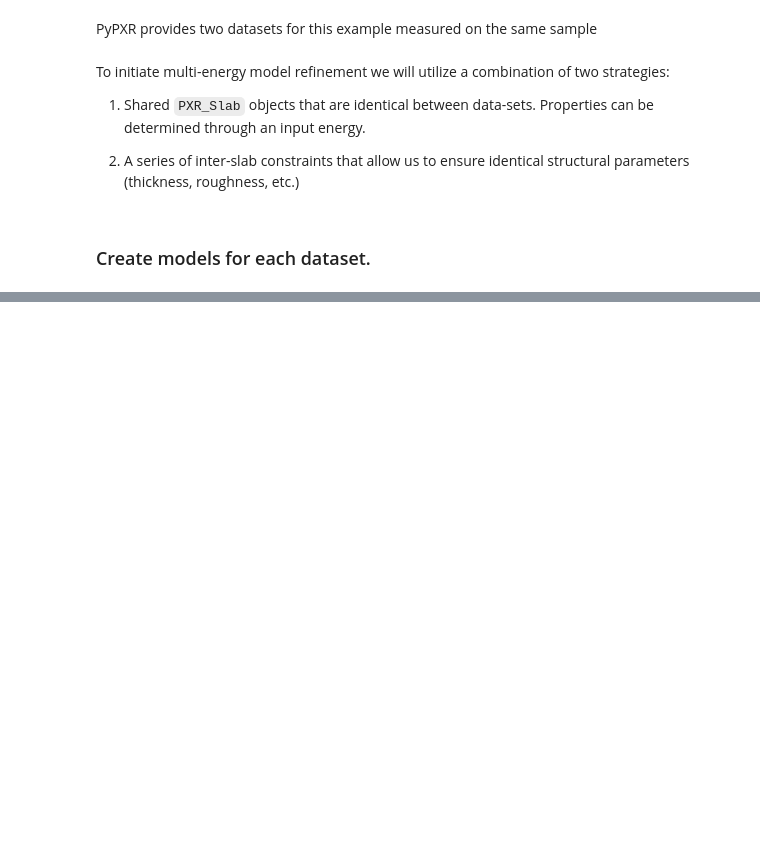
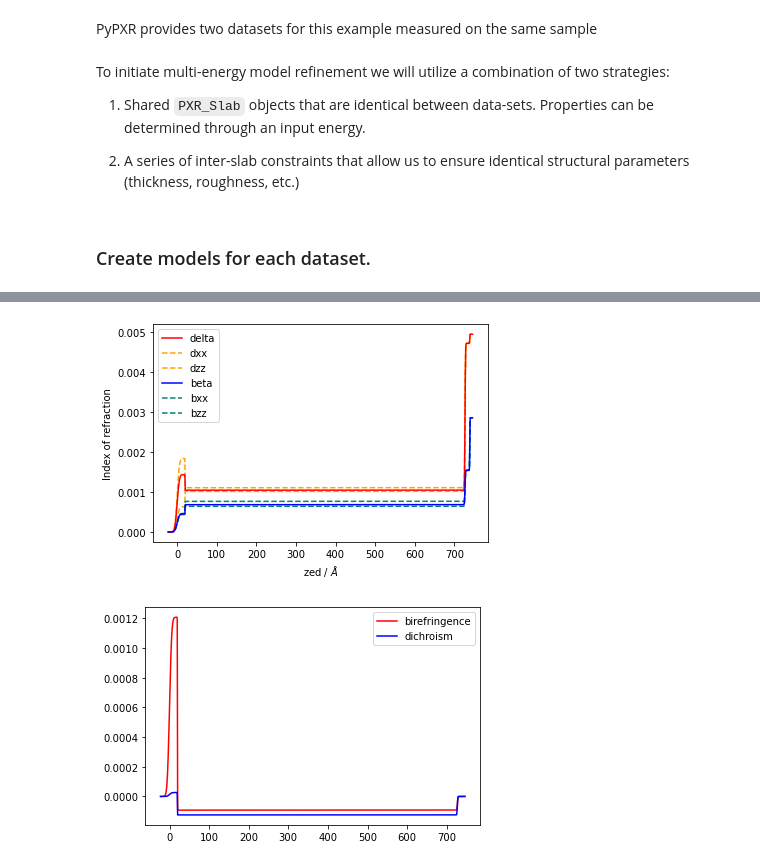
Before and after one commit to usnistgov/P-RSoXR, a Jupyter notebook: docs/source/DataModeling/PyPXR_MultiEnRefinement.ipynb, the cells around one changed output, grey strips where cells are left out. Saved outputs shown, nothing was run; the diff lists cells and outputs as text; code cells hidden in the pictures; blank space fills up the shorter version.

```diff
--- a/docs/source/DataModeling/PyPXR_MultiEnRefinement.ipynb
+++ b/docs/source/DataModeling/PyPXR_MultiEnRefinement.ipynb
@@ -238,0 +208,5 @@ Parameters:      'Si'
+# %%
+struct_en2 = structure_en2.plot(difference=True) # Depth profile w/ orientation
+# %% [output]
+[figure, added]
+[figure, added]
```
Also changed, not shown: parts of 25 cells of this notebook.
